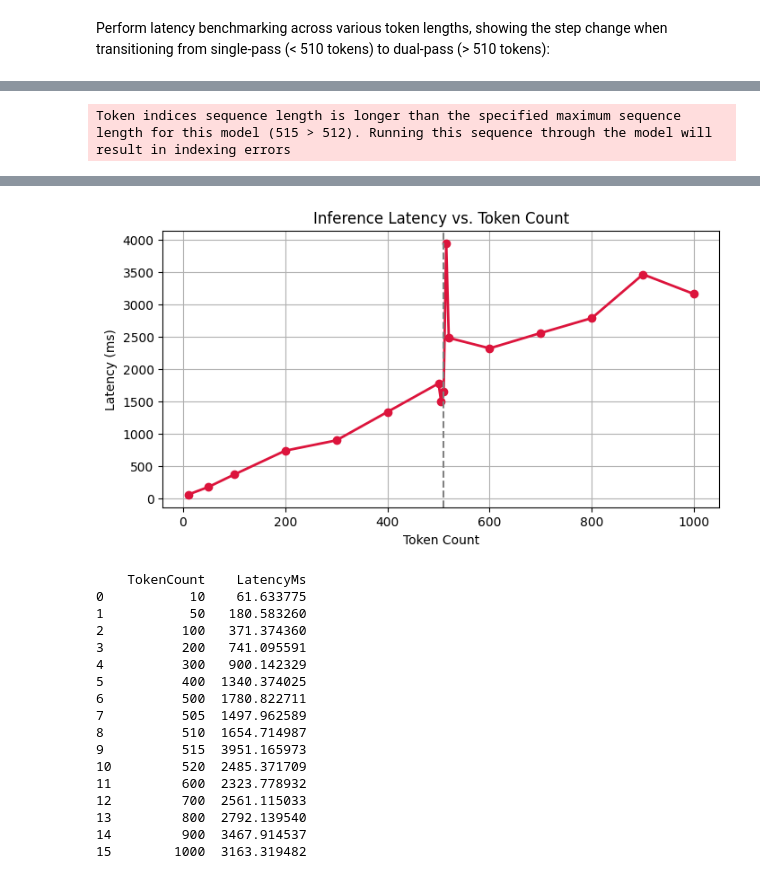
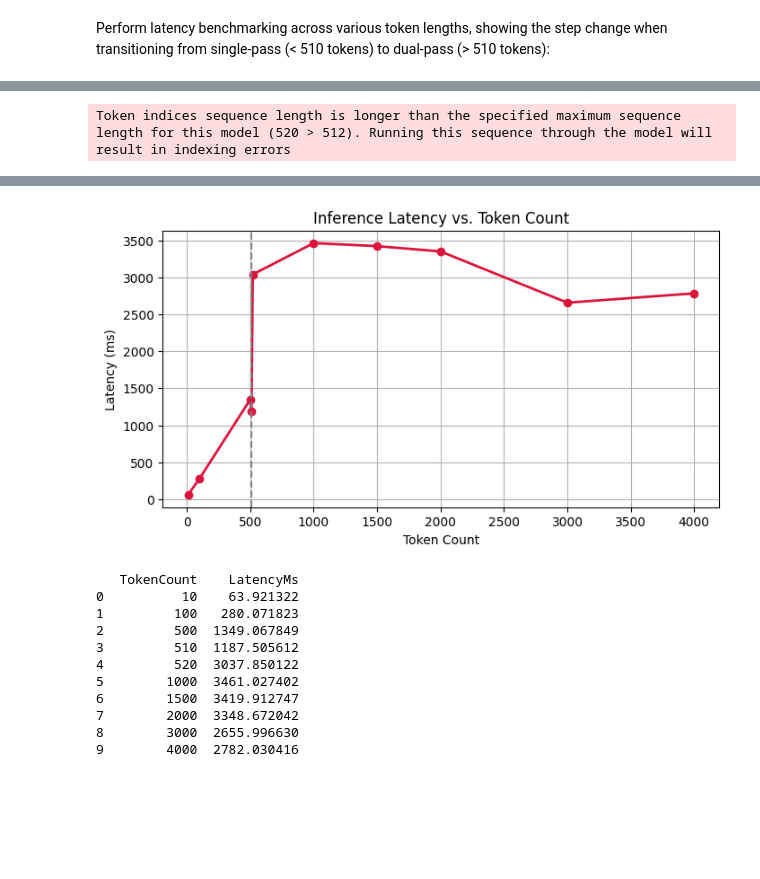
Before and after one commit to Chief-Strategist-J/llm-observability-platform, a Jupyter notebook: notebooks/research/toxicity/2026-06-02-inference/research.ipynb, the cells around one changed output, grey strips where cells are left out. Saved outputs shown, nothing was run; the diff lists cells and outputs as text; code cells hidden in the pictures; blank space fills up the shorter version.

Commit message:
research: scale latency benchmark token count and update findings

```diff
--- a/notebooks/research/toxicity/2026-06-02-inference/research.ipynb
+++ b/notebooks/research/toxicity/2026-06-02-inference/research.ipynb
@@ -85,18 +85,21 @@ print(df_scores)
 # %% [markdown]
 Perform latency benchmarking across various token lengths, showing the step change when transitioning from single-pass (< 510 tokens) to dual-pass (> 510 tokens):
 # %%
-token_counts = [10, 50, 100, 200, 300, 400, 500, 505, 510, 515, 520, 600, 700, 800, 900, 1000]
+token_counts = [10, 100, 500, 510, 520, 1000, 1500, 2000, 3000, 4000]
 latencies = []
 
 for count in token_counts:
     text = "word " * count
 
-    start_time = time.perf_counter()
-    _ = score_toxicity(input=ToxicityInput(text=text), scorer=adapter, trace_id=None, span_id=None)
-    end_time = time.perf_counter()
+    trials = []
+    for _ in range(5):
+        start_time = time.perf_counter()
+        _ = score_toxicity(input=ToxicityInput(text=text), scorer=adapter, trace_id=None, span_id=None)
+        end_time = time.perf_counter()
+        trials.append((end_time - start_time) * 1000)
 
-    latency_ms = (end_time - start_time) * 1000
-    latencies.append(latency_ms)
+    avg_latency = sum(trials) / len(trials)
+    latencies.append(avg_latency)
 
 df_latency = pd.DataFrame({"TokenCount": token_counts, "LatencyMs": latencies})
 
@@ -129,7 +132,7 @@ print(df_latency)
         "schema_url": ""
     }
 }
-Token indices sequence length is longer than the specified maximum sequence length for this model (515 > 512). Running this sequence through the model will result in indexing errors
+Token indices sequence length is longer than the specified maximum sequence length for this model (520 > 512). Running this sequence through the model will result in indexing errors
 {
     "name": "toxicity.tokenize",
     "context": {
@@ -146,22 +149,16 @@ Token indices sequence length is longer than the specified maximum sequence leng
         },
         "schema_url": ""
     }
 }
-[figure, old version]
+[figure, new version]
-    TokenCount    LatencyMs
-0           10    61.633775
-1           50   180.583260
-2          100   371.374360
-3          200   741.095591
-4          300   900.142329
-5          400  1340.374025
-6          500  1780.822711
-7          505  1497.962589
-8          510  1654.714987
-9          515  3951.165973
-10         520  2485.371709
-11         600  2323.778932
-12         700  2561.115033
-13         800  2792.139540
-14         900  3467.914537
-15        1000  3163.319482
+   TokenCount    LatencyMs
+0          10    63.921322
+1         100   280.071823
+2         500  1349.067849
+3         510  1187.505612
+4         520  3037.850122
+5        1000  3461.027402
+6        1500  3419.912747
+7        2000  3348.672042
+8        3000  2655.996630
+9        4000  2782.030416
```
Also changed, not shown: parts of 2 cells of this notebook, 3 other files.
